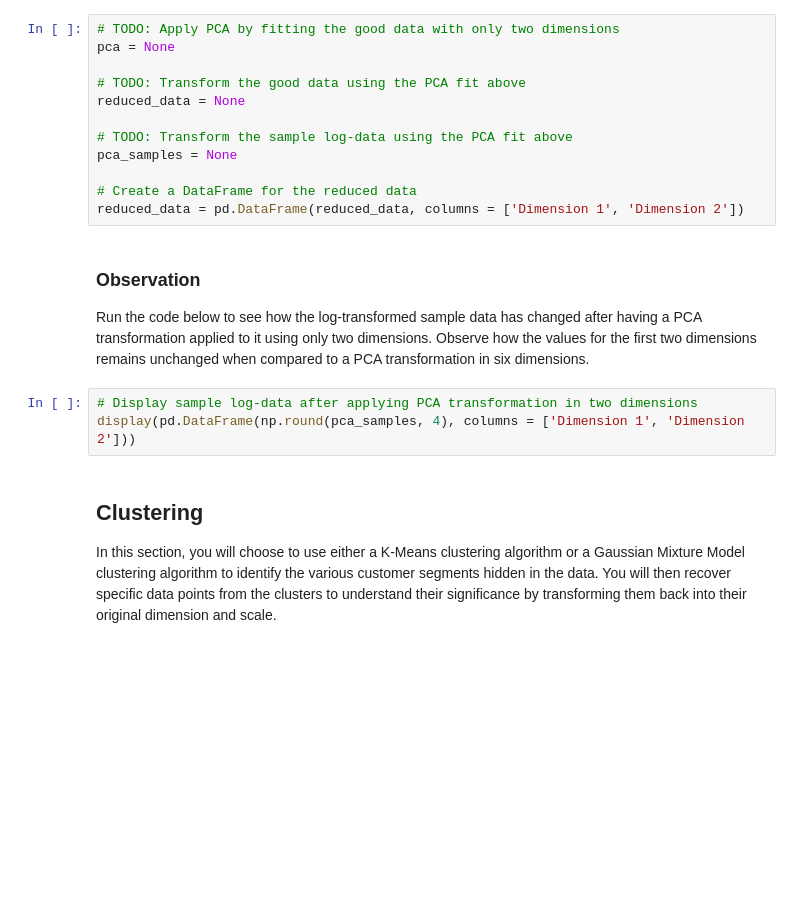
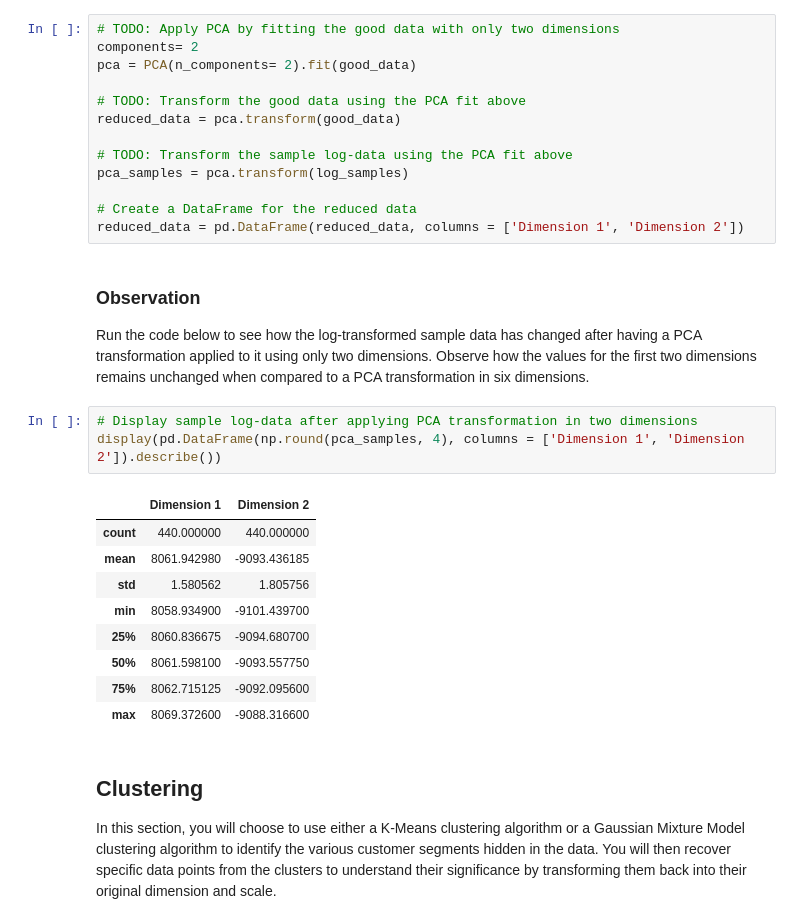
Before and after one commit to baumanab/Udacity_MachineLearningEngineer_ND, a Jupyter notebook: projects/creating_customer_segments/customer_segments.ipynb, the cells around one changed output. Saved outputs shown, nothing was run; the diff lists cells and outputs as text; blank space fills up the shorter version.

```diff
--- a/projects/creating_customer_segments/customer_segments.ipynb
+++ b/projects/creating_customer_segments/customer_segments.ipynb
@@ -324,13 +348,14 @@ In the code block below, you will need to implement the following:
  - Apply a PCA transformation of the sample log-data `log_samples` using `pca.transform`, and assign the results to `pca_samples`.
 # %%
 # TODO: Apply PCA by fitting the good data with only two dimensions
-pca = None
+components= 2
+pca = PCA(n_components= 2).fit(good_data)
 
 # TODO: Transform the good data using the PCA fit above
-reduced_data = None
+reduced_data = pca.transform(good_data)
 
 # TODO: Transform the sample log-data using the PCA fit above
-pca_samples = None
+pca_samples = pca.transform(log_samples)
 
 # Create a DataFrame for the reduced data
 reduced_data = pd.DataFrame(reduced_data, columns = ['Dimension 1', 'Dimension 2'])
@@ -339,7 +364,17 @@ reduced_data = pd.DataFrame(reduced_data, columns = ['Dimension 1', 'Dimension 2
 Run the code below to see how the log-transformed sample data has changed after having a PCA transformation applied to it using only two dimensions. Observe how the values for the first two dimensions remains unchanged when compared to a PCA transformation in six dimensions.
 # %%
 # Display sample log-data after applying PCA transformation in two dimensions
-display(pd.DataFrame(np.round(pca_samples, 4), columns = ['Dimension 1', 'Dimension 2']))
+display(pd.DataFrame(np.round(pca_samples, 4), columns = ['Dimension 1', 'Dimension 2']).describe())
+# %% [output]
+|  | Dimension 1 | Dimension 2 |
+| count | 440.000000 | 440.000000 |
+| mean | 8061.942980 | -9093.436185 |
+| std | 1.580562 | 1.805756 |
+| min | 8058.934900 | -9101.439700 |
+| 25% | 8060.836675 | -9094.680700 |
+| 50% | 8061.598100 | -9093.557750 |
+| 75% | 8062.715125 | -9092.095600 |
+| max | 8069.372600 | -9088.316600 |
 # %% [markdown]
 ## Clustering
 
```
Also changed, not shown: parts of 6 cells of this notebook.
